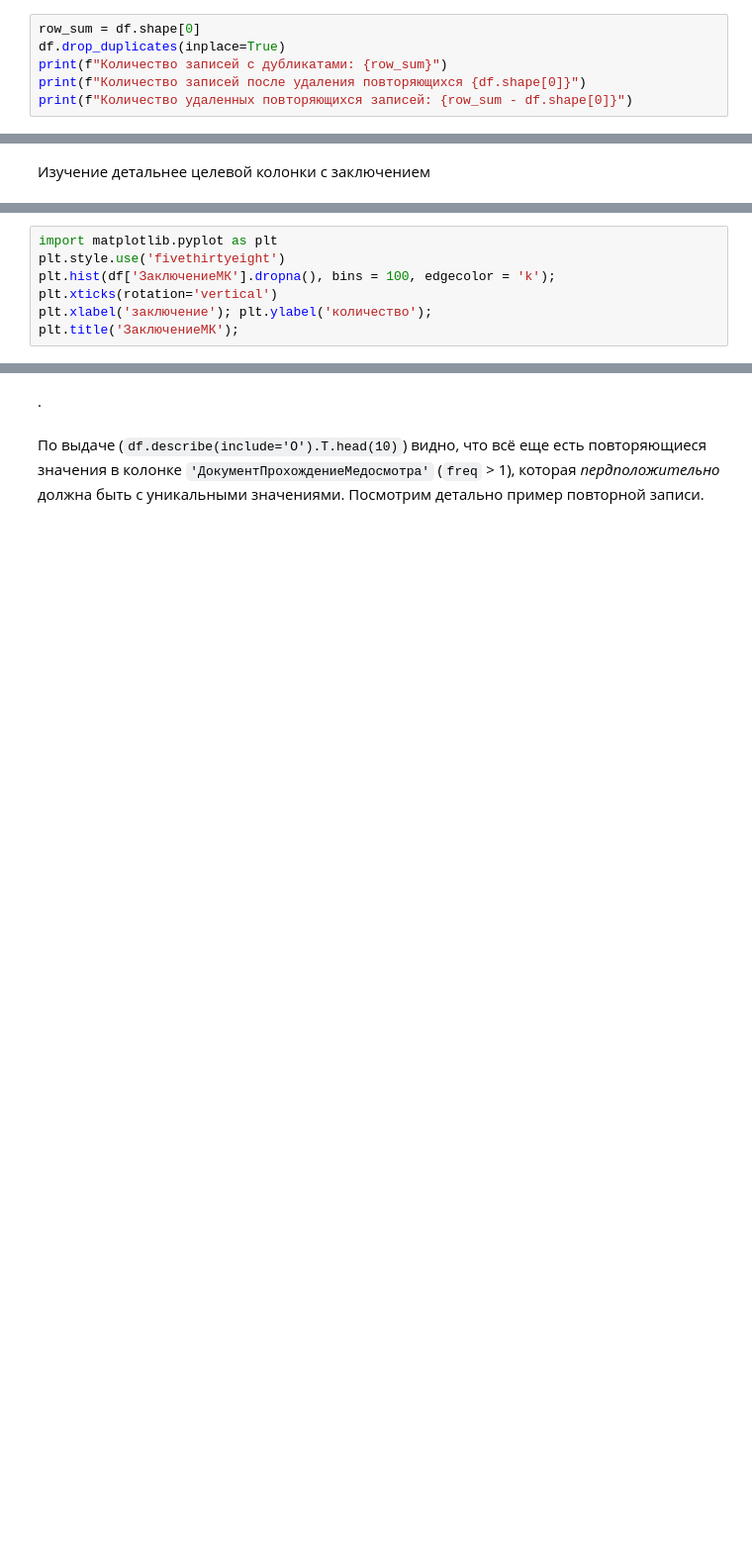
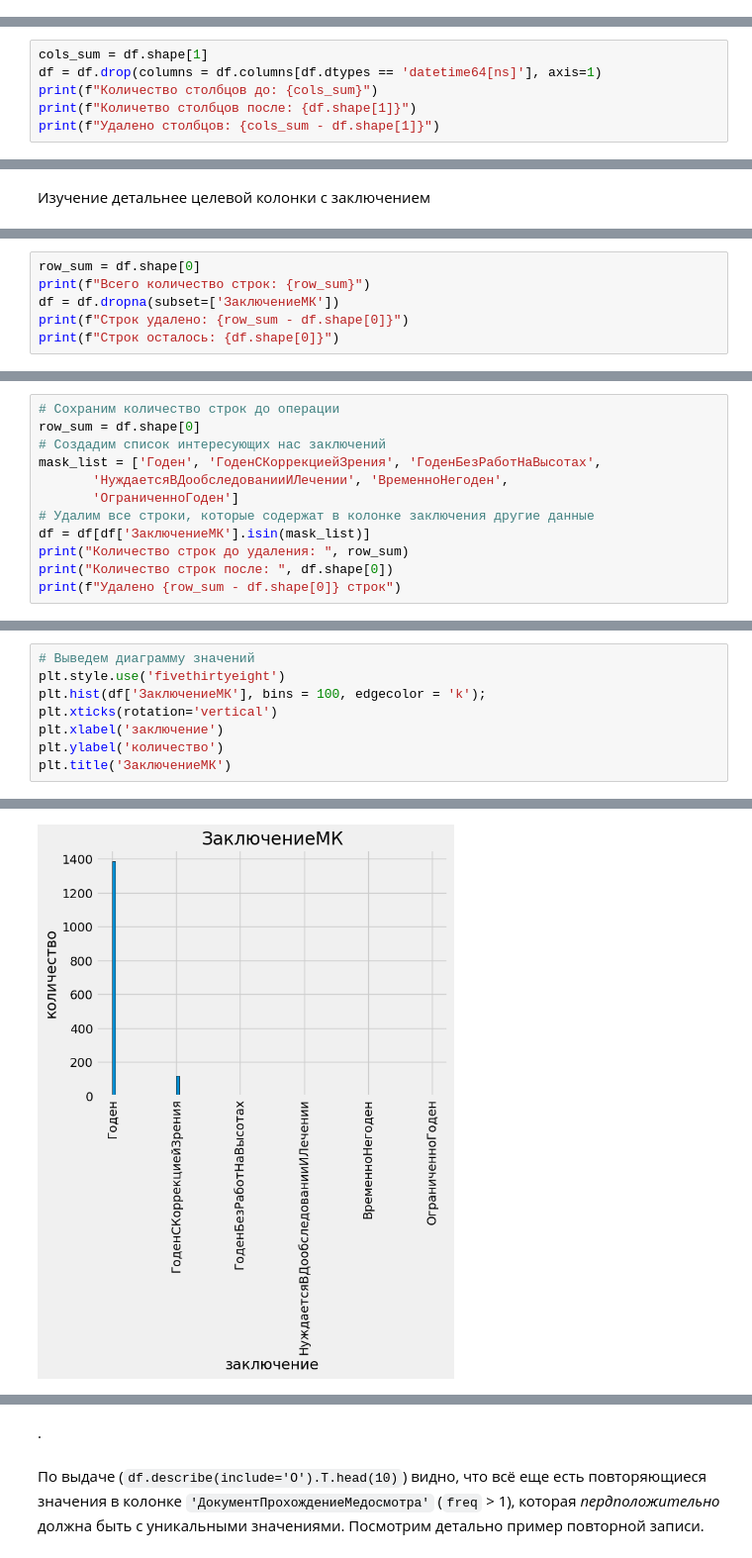
Before and after one commit to Untick/InspectrumClinic_RS_gr2, a Jupyter notebook: Yurkov Vladimir/Untitled0.ipynb, the cells around one changed output, grey strips where cells are left out. Shown: that part at 99% size. Saved outputs shown, nothing was run; the diff lists cells and outputs as text; blank space fills up the shorter version.

```diff
--- a/Yurkov Vladimir/Untitled0.ipynb
+++ b/Yurkov Vladimir/Untitled0.ipynb
@@ -47,6 +140,0 @@ print("Форма таблицы после операции:", df.shape)
-# %%
-row_sum = df.shape[0]
-df.drop_duplicates(inplace=True)
-print(f"Количество записей с дубликатами: {row_sum}")
-print(f"Количество записей после удаления повторяющихся {df.shape[0]}")
-print(f"Количество удаленных повторяющихся записей: {row_sum - df.shape[0]}")
@@ -72,0 +216,6 @@ display(df.dtypes.value_counts())
+# %%
+cols_sum = df.shape[1]
+df = df.drop(columns = df.columns[df.dtypes == 'datetime64[ns]'], axis=1)
+print(f"Количество столбцов до: {cols_sum}")
+print(f"Количетво столбцов после: {df.shape[1]}")
+print(f"Удалено столбцов: {cols_sum - df.shape[1]}")
@@ -76,0 +230,6 @@ df['ЗаключениеМК'].unique()
+# %%
+row_sum = df.shape[0]
+print(f"Всего количество строк: {row_sum}")
+df = df.dropna(subset=['ЗаключениеМК'])
+print(f"Строк удалено: {row_sum - df.shape[0]}")
+print(f"Строк осталось: {df.shape[0]}")
@@ -76,0 +255,12 @@ df['ЗаключениеМК'].unique()
+# %%
+# Сохраним количество строк до операции
+row_sum = df.shape[0]
+# Создадим список интересующих нас заключений
+mask_list = ['Годен', 'ГоденСКоррекциейЗрения', 'ГоденБезРаботНаВысотах',
+       'НуждаетсяВДообследованииИЛечении', 'ВременноНегоден',
+       'ОграниченноГоден']
+# Удалим все строки, которые содержат в колонке заключения другие данные
+df = df[df['ЗаключениеМК'].isin(mask_list)]
+print("Количество строк до удаления: ", row_sum)
+print("Количество строк после: ", df.shape[0])
+print(f"Удалено {row_sum - df.shape[0]} строк")
@@ -77,7 +271,9 @@ df['ЗаключениеМК'].unique()
 # %%
-import matplotlib.pyplot as plt
+# Выведем диаграмму значений
 plt.style.use('fivethirtyeight')
-plt.hist(df['ЗаключениеМК'].dropna(), bins = 100, edgecolor = 'k');
+plt.hist(df['ЗаключениеМК'], bins = 100, edgecolor = 'k');
 plt.xticks(rotation='vertical')
-plt.xlabel('заключение'); plt.ylabel('количество');
-plt.title('ЗаключениеМК');
+plt.xlabel('заключение')
+plt.ylabel('количество')
+plt.title('ЗаключениеМК')
+# %% [output]
@@ -83,0 +281 @@ plt.title('ЗаключениеМК');
+[figure, added]
```
Also changed, not shown: parts of 36 cells of this notebook.
